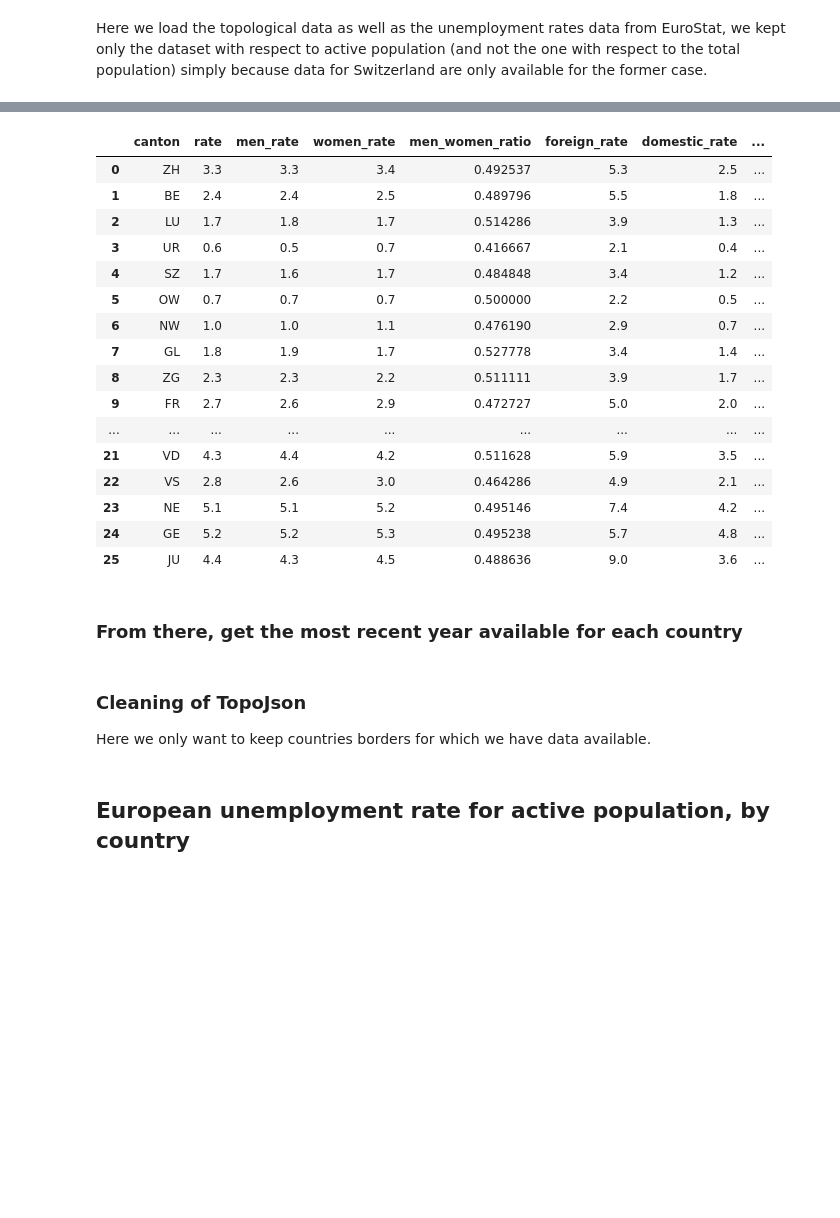
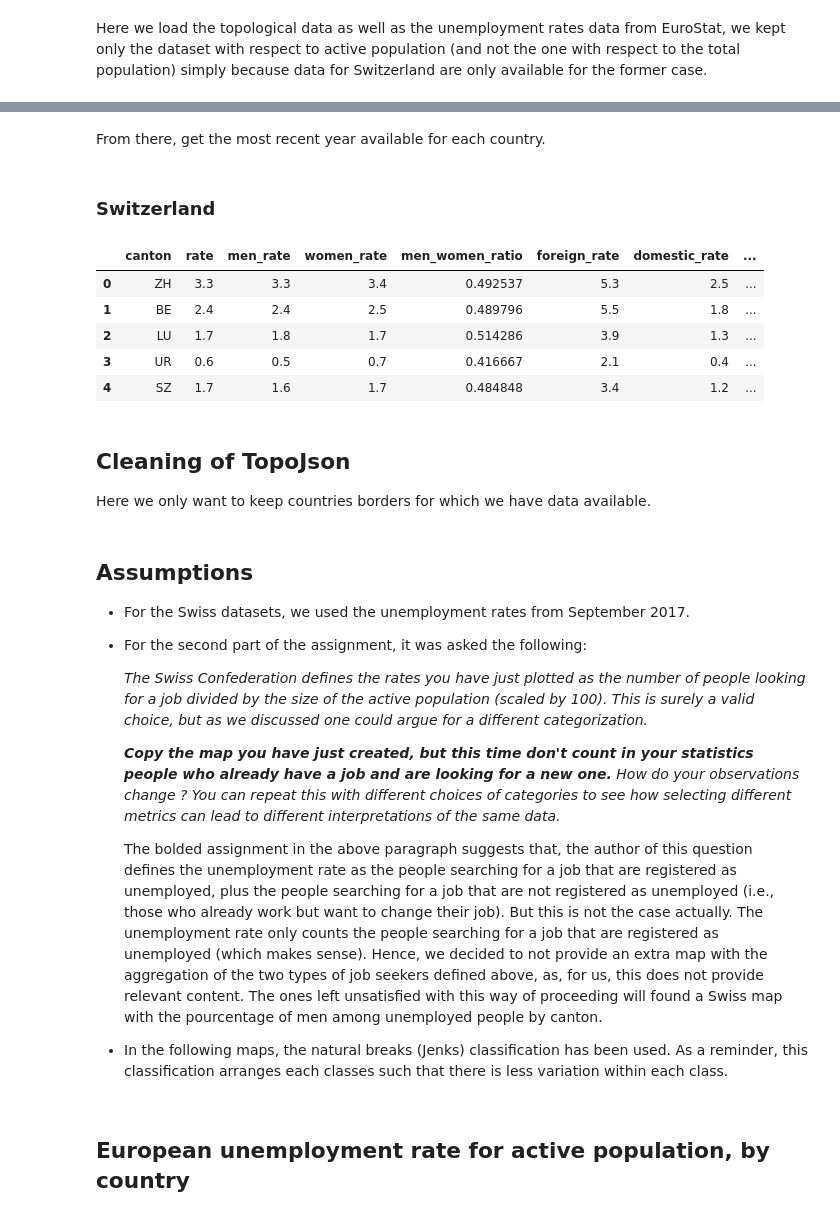
Before and after one commit to Timonzimm/CS-401, a Jupyter notebook: HW03/Homework 3.ipynb, the cells around one changed output, grey strips where cells are left out. Drawn from its saved outputs; the diff is of its cells as text; code cells hidden in the pictures; blank space fills up the shorter version.

```diff
--- a/HW03/Homework 3.ipynb
+++ b/HW03/Homework 3.ipynb
@@ -71,0 +84,2 @@ Here we load the topological data as well as the unemployment rates data from Eu
+# %% [markdown]
+From there, get the most recent year available for each country.
@@ -72 +97,3 @@ Here we load the topological data as well as the unemployment rates data from Eu
+# %% [markdown]
+### Switzerland
 # %%
@@ -125,40 +144,27 @@ for i, row in enumerate(ch_topojson['objects']['cantons']['geometries']):
 # %%
 # BONUS
 french_cantons = ['FR', 'GE', 'VD', 'VS', 'JU', 'NE']
 german_cantons = ['ZH', 'BE', 'LU', 'UR', 'SZ', 'OW', 'NW', 'GL', 'ZG', 'SO', 'BS', 'BL', 'SH', 'AR', 'AI', 'SG', 'GR', 'AG', 'TG']
 italian_cantons = ['TI']
 
 ch_total_unemployment_rate["röstigraben"] = 0
 
-def compute_mean_per_rosti(parts):
+def compute_mean_per_region(parts):
     for part in parts:
         rate = 0
         for canton in part:
             rate += ch_total_unemployment_rate.loc[ch_total_unemployment_rate["canton"] == canton, "rate"].values
         mean = rate/len(part)
 
         for canton in part:
             ch_total_unemployment_rate.loc[ch_total_unemployment_rate["canton"] == canton, "röstigraben"] = mean
 
-compute_mean_per_rosti([french_cantons, german_cantons, italian_cantons])
-ch_total_unemployment_rate
+compute_mean_per_region([french_cantons, german_cantons, italian_cantons])
+ch_total_unemployment_rate.head()
 # %% [output]
 |  | canton | rate | men_rate | women_rate | men_women_ratio | foreign_rate | domestic_rate | ... |
 | 0 | ZH | 3.3 | 3.3 | 3.4 | 0.492537 | 5.3 | 2.5 | ... |
 | 1 | BE | 2.4 | 2.4 | 2.5 | 0.489796 | 5.5 | 1.8 | ... |
 | 2 | LU | 1.7 | 1.8 | 1.7 | 0.514286 | 3.9 | 1.3 | ... |
 | 3 | UR | 0.6 | 0.5 | 0.7 | 0.416667 | 2.1 | 0.4 | ... |
 | 4 | SZ | 1.7 | 1.6 | 1.7 | 0.484848 | 3.4 | 1.2 | ... |
-| 5 | OW | 0.7 | 0.7 | 0.7 | 0.500000 | 2.2 | 0.5 | ... |
-| 6 | NW | 1.0 | 1.0 | 1.1 | 0.476190 | 2.9 | 0.7 | ... |
-| 7 | GL | 1.8 | 1.9 | 1.7 | 0.527778 | 3.4 | 1.4 | ... |
-| 8 | ZG | 2.3 | 2.3 | 2.2 | 0.511111 | 3.9 | 1.7 | ... |
-| 9 | FR | 2.7 | 2.6 | 2.9 | 0.472727 | 5.0 | 2.0 | ... |
-| ... | ... | ... | ... | ... | ... | ... | ... | ... |
-| 21 | VD | 4.3 | 4.4 | 4.2 | 0.511628 | 5.9 | 3.5 | ... |
-| 22 | VS | 2.8 | 2.6 | 3.0 | 0.464286 | 4.9 | 2.1 | ... |
-| 23 | NE | 5.1 | 5.1 | 5.2 | 0.495146 | 7.4 | 4.2 | ... |
-| 24 | GE | 5.2 | 5.2 | 5.3 | 0.495238 | 5.7 | 4.8 | ... |
-| 25 | JU | 4.4 | 4.3 | 4.5 | 0.488636 | 9.0 | 3.6 | ... |
-# %% [markdown]
-### From there, get the most recent year available for each country
@@ -179,10 +171,27 @@ eu_total_unemployment_rate.loc[eu_total_unemployment_rate.country == 'Switzerlan
 # %% [markdown]
-### Cleaning of TopoJson
+## Cleaning of TopoJson
 Here we only want to keep countries borders for which we have data available.
 # %%
 eu_topojson['objects']['europe']['geometries'] = [row for row in eu_topojson['objects']['europe']['geometries']
                                                   if row['properties']['NAME']
                                                   in eu_total_unemployment_rate['country'].values]
+# %% [markdown]
+## Assumptions
+
+- For the Swiss datasets, we used the unemployment rates from September 2017.
+
+
+- For the second part of the assignment, it was asked the following:
+
+    *The Swiss Confederation defines the rates you have just plotted as the number of people looking for a job divided by the size of the active population (scaled by 100). This is surely a valid choice, but as we discussed one could argue for a different categorization.*
+
+    ***Copy the map you have just created, but this time don't count in your statistics people who already have a job and are looking for a new one.*** *How do your observations change ? You can repeat this with different choices of categories to see how selecting different metrics can lead to different interpretations of the same data.*
+
+    The bolded assignment in the above paragraph suggests that, the author of this question defines the unemployment rate as the people searching for a job that are registered as unemployed, plus the people searching for a job that are not registered as unemployed (i.e., those who already work but want to change their job). But this is not the case actually. The unemployment rate only counts the people searching for a job that are registered as unemployed (which makes sense). Hence, we decided to not provide an extra map with the aggregation of the two types of job seekers defined above, as, for us, this does not provide relevant content.
+    The ones left unsatisfied with this way of proceeding will found a Swiss map with the pourcentage of men among unemployed people by canton.
+
+
+- In the following maps, the natural breaks (Jenks) classification has been used. As a reminder, this classification arranges each classes such that there is less variation within each class.
 # %% [markdown]
 ## European unemployment rate for active population, by country
 # %%
```
Also changed, not shown: parts of 16 cells of this notebook.
